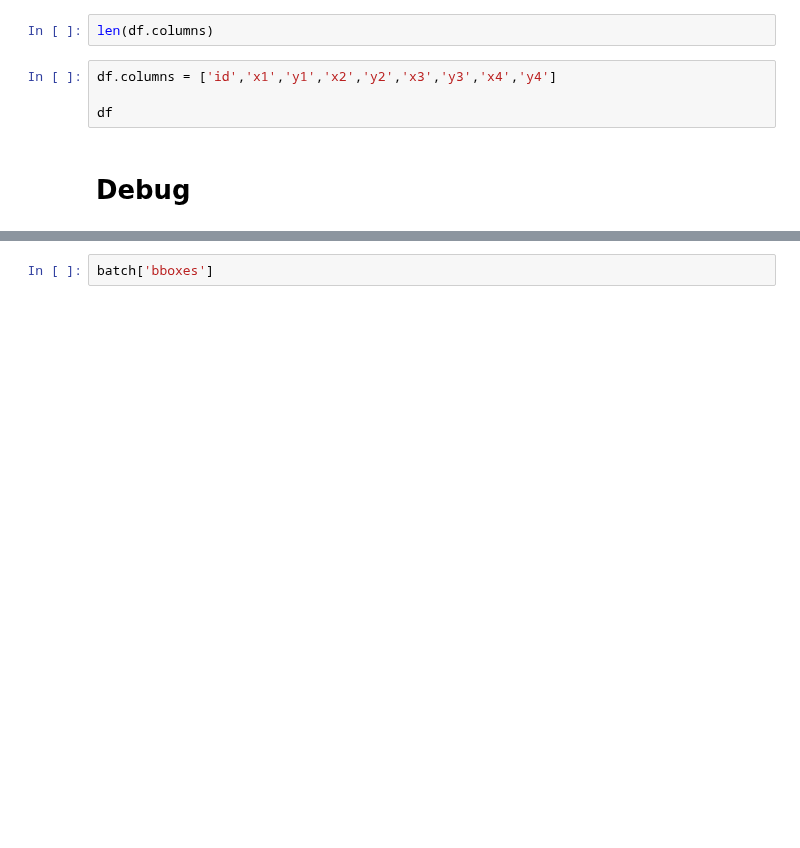
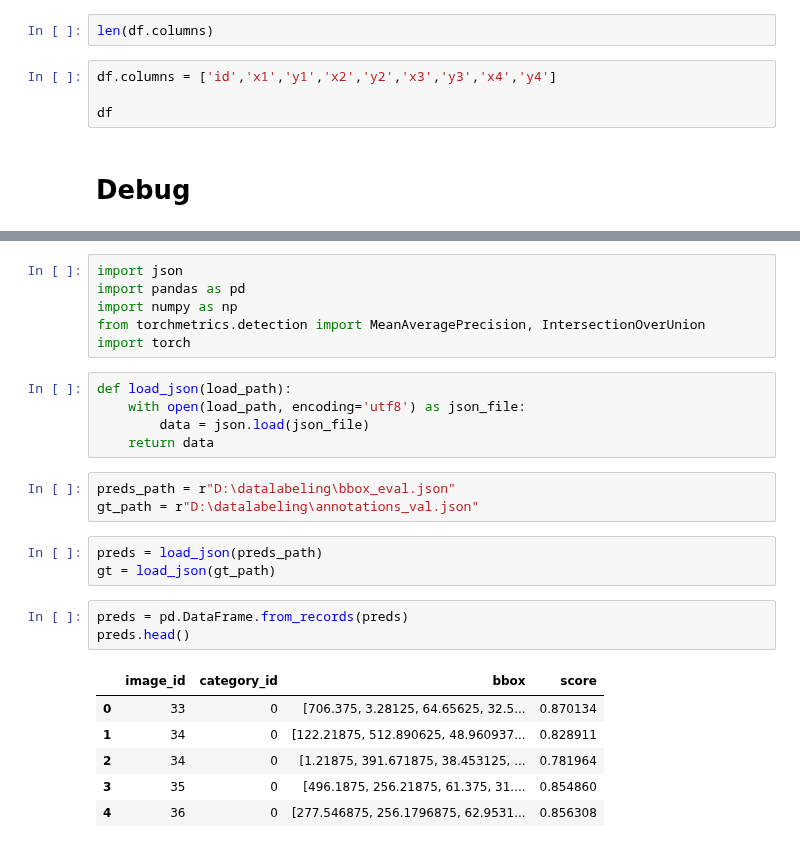
Before and after one commit to FadelMamar/datalabeling, a Jupyter notebook: notebooks/data_exploration.ipynb, the cells around one changed output, grey strips where cells are left out. Saved outputs shown, nothing was run; the diff lists cells and outputs as text; blank space fills up the shorter version.

```diff
--- a/notebooks/data_exploration.ipynb
+++ b/notebooks/data_exploration.ipynb
@@ -1276,2 +1107,27 @@ batch['img'].shape, batch['bboxes'].shape, batch['cls'].shape
-# %%
-batch['bboxes']
+# %%
+import json
+import pandas as pd
+import numpy as np
+from torchmetrics.detection import MeanAveragePrecision, IntersectionOverUnion
+import torch
+# %%
+def load_json(load_path):
+    with open(load_path, encoding='utf8') as json_file:
+        data = json.load(json_file)
+    return data
+# %%
+preds_path = r"D:\datalabeling\bbox_eval.json"
+gt_path = r"D:\datalabeling\annotations_val.json"
+# %%
+preds = load_json(preds_path)
+gt = load_json(gt_path)
+# %%
+preds = pd.DataFrame.from_records(preds)
+preds.head()
+# %% [output]
+|  | image_id | category_id | bbox | score |
+| 0 | 33 | 0 | [706.375, 3.28125, 64.65625, 32.5... | 0.870134 |
+| 1 | 34 | 0 | [122.21875, 512.890625, 48.960937... | 0.828911 |
+| 2 | 34 | 0 | [1.21875, 391.671875, 38.453125, ... | 0.781964 |
+| 3 | 35 | 0 | [496.1875, 256.21875, 61.375, 31.... | 0.854860 |
+| 4 | 36 | 0 | [277.546875, 256.1796875, 62.9531... | 0.856308 |
```
Also changed, not shown: parts of 24 cells of this notebook.
